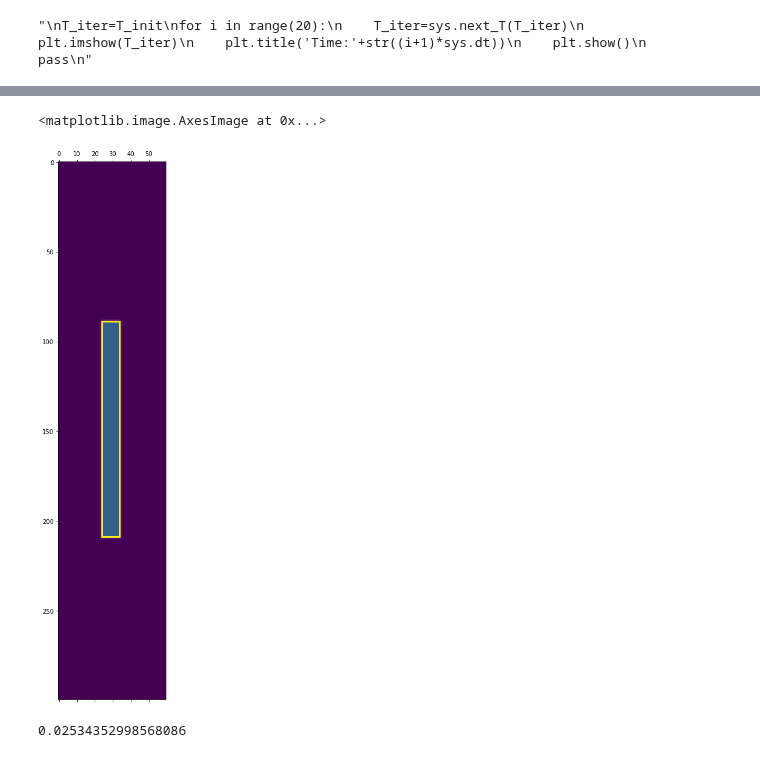
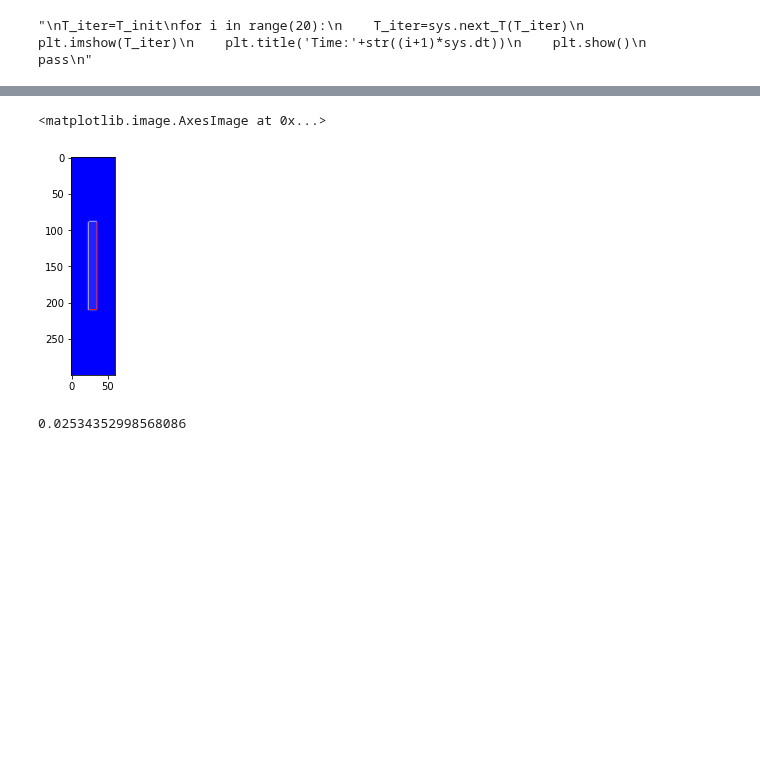
Before and after one commit to cherose2004/learning, a Jupyter notebook: project/MathorCup/Solution.ipynb, the cells around one changed output, grey strips where cells are left out. Drawn from its saved outputs; the diff is of its cells as text; code cells hidden in the pictures; blank space fills up the shorter version.

```diff
--- a/project/MathorCup/Solution.ipynb
+++ b/project/MathorCup/Solution.ipynb
@@ -40,12 +40,12 @@ plt.matshow(ans)
 # %%
 Titer=T_init
 for i in range(600):
     Titer=sys.next_T(Titer)
     pass
-plt.matshow(Titer)
+plt.imshow(Titer,cmap='bwr')
 # %% [output]
 <matplotlib.image.AxesImage at 0x...>
-[figure, old version]
+[figure, new version]
 # %%
 sys.qs
 # %% [output]
```
Also changed, not shown: parts of 2 cells of this notebook, 2 other files.
